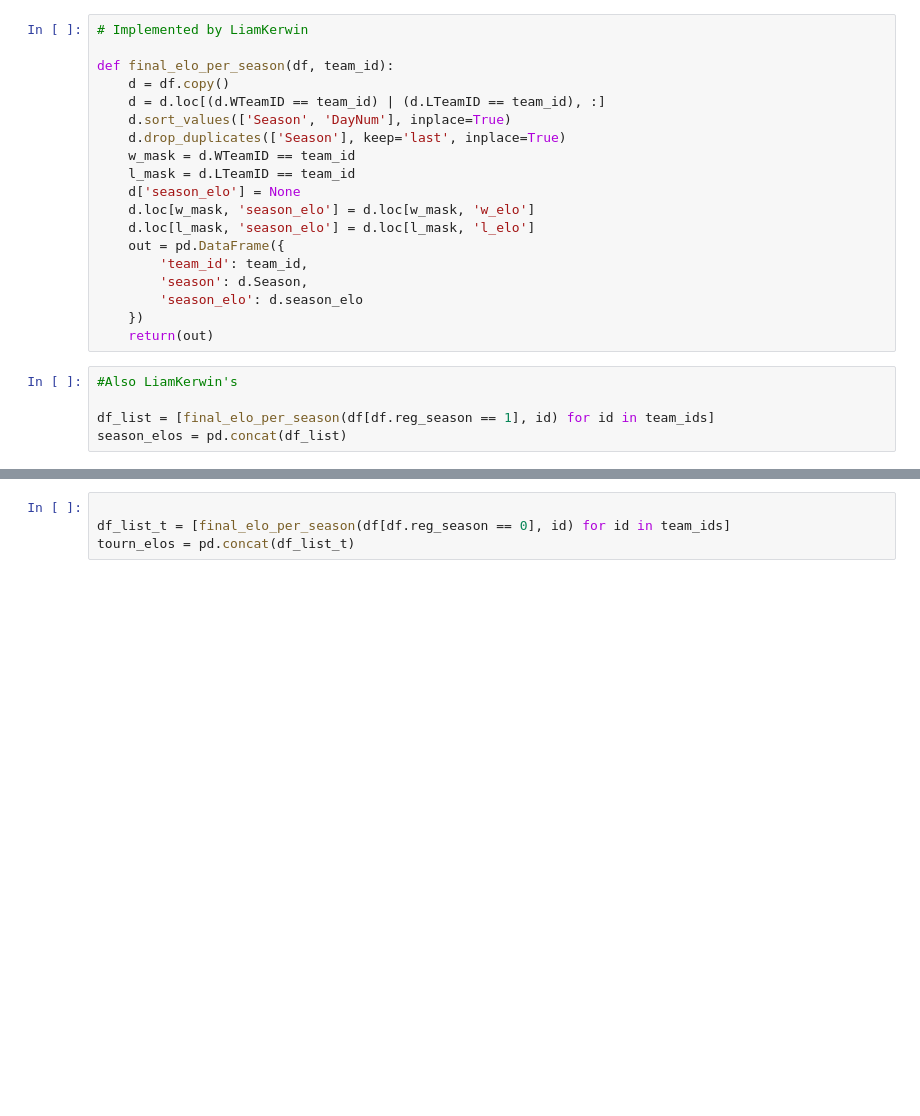
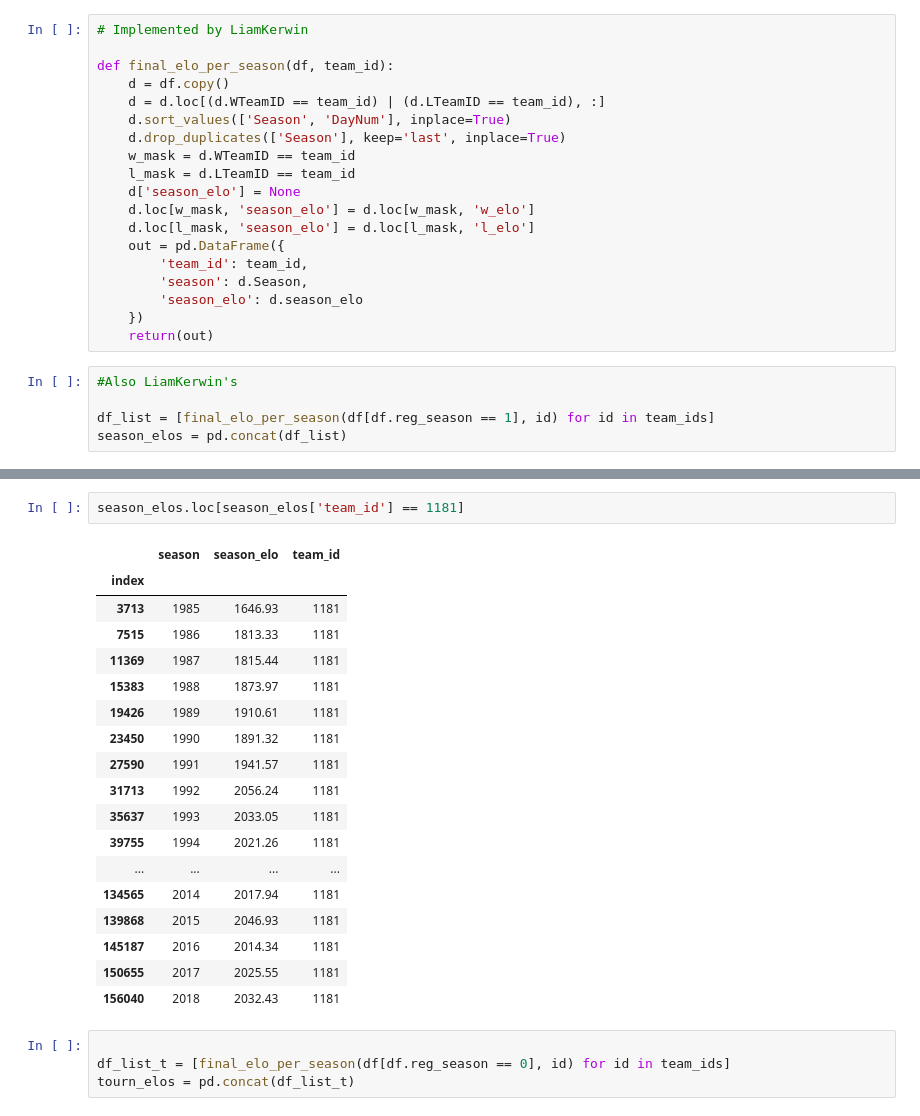
Before and after one commit to hamil168/Data-Science-Misc, a Jupyter notebook: Kaggle_NCAA_2018/Mens/NCAA Men's Basketball 2018 - ELO Calcs.ipynb, the cells around one changed output, grey strips where cells are left out. Drawn from its saved outputs; the diff is of its cells as text; blank space fills up the shorter version.

```diff
--- a/Kaggle_NCAA_2018/Mens/NCAA Men's Basketball 2018 - ELO Calcs.ipynb
+++ b/Kaggle_NCAA_2018/Mens/NCAA Men's Basketball 2018 - ELO Calcs.ipynb
@@ -294,3 +321,24 @@ season_elos.sample(10)
+# %%
+season_elos.loc[season_elos['team_id'] == 1181]
+# %% [output]
+|  | season | season_elo | team_id |
+| index |  |  |  |
+| 3713 | 1985 | 1646.93 | 1181 |
+| 7515 | 1986 | 1813.33 | 1181 |
+| 11369 | 1987 | 1815.44 | 1181 |
+| 15383 | 1988 | 1873.97 | 1181 |
+| 19426 | 1989 | 1910.61 | 1181 |
+| 23450 | 1990 | 1891.32 | 1181 |
+| 27590 | 1991 | 1941.57 | 1181 |
+| 31713 | 1992 | 2056.24 | 1181 |
+| 35637 | 1993 | 2033.05 | 1181 |
+| 39755 | 1994 | 2021.26 | 1181 |
+| ... | ... | ... | ... |
+| 134565 | 2014 | 2017.94 | 1181 |
+| 139868 | 2015 | 2046.93 | 1181 |
+| 145187 | 2016 | 2014.34 | 1181 |
+| 150655 | 2017 | 2025.55 | 1181 |
+| 156040 | 2018 | 2032.43 | 1181 |
 # %%
 
 df_list_t = [final_elo_per_season(df[df.reg_season == 0], id) for id in team_ids]
```
Also changed, not shown: parts of 26 cells of this notebook, 2 other files.
